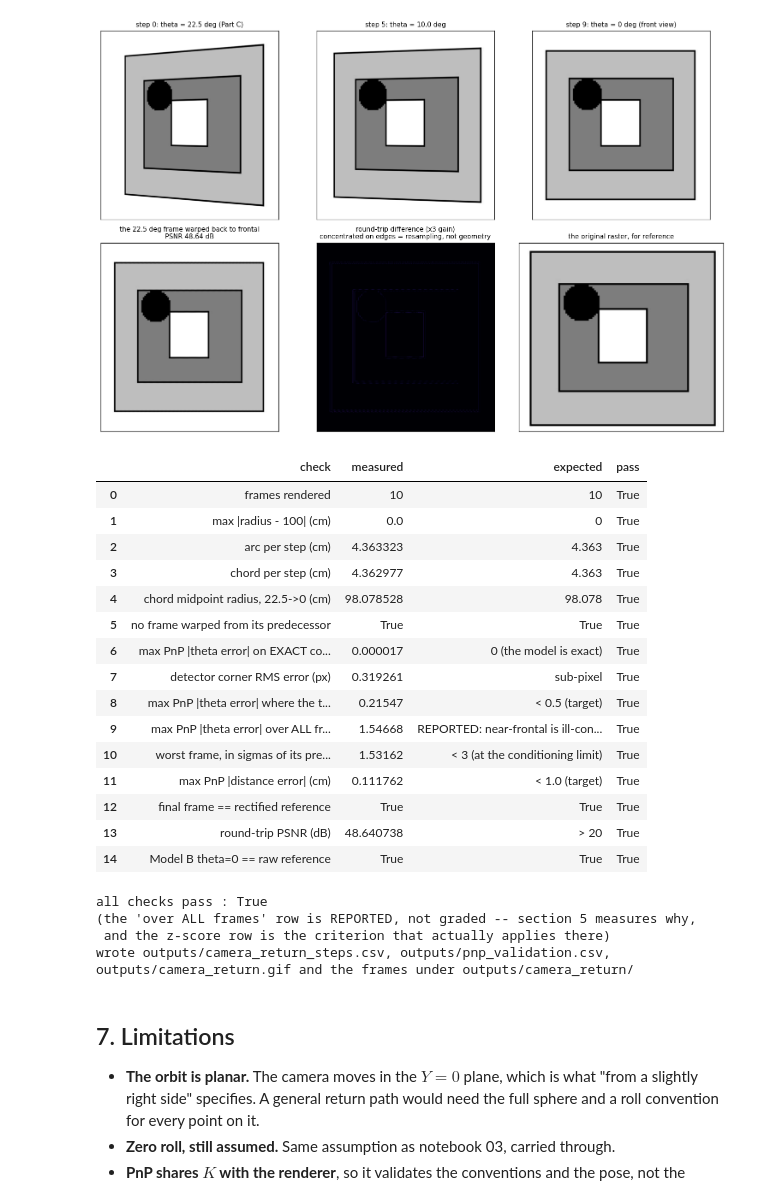
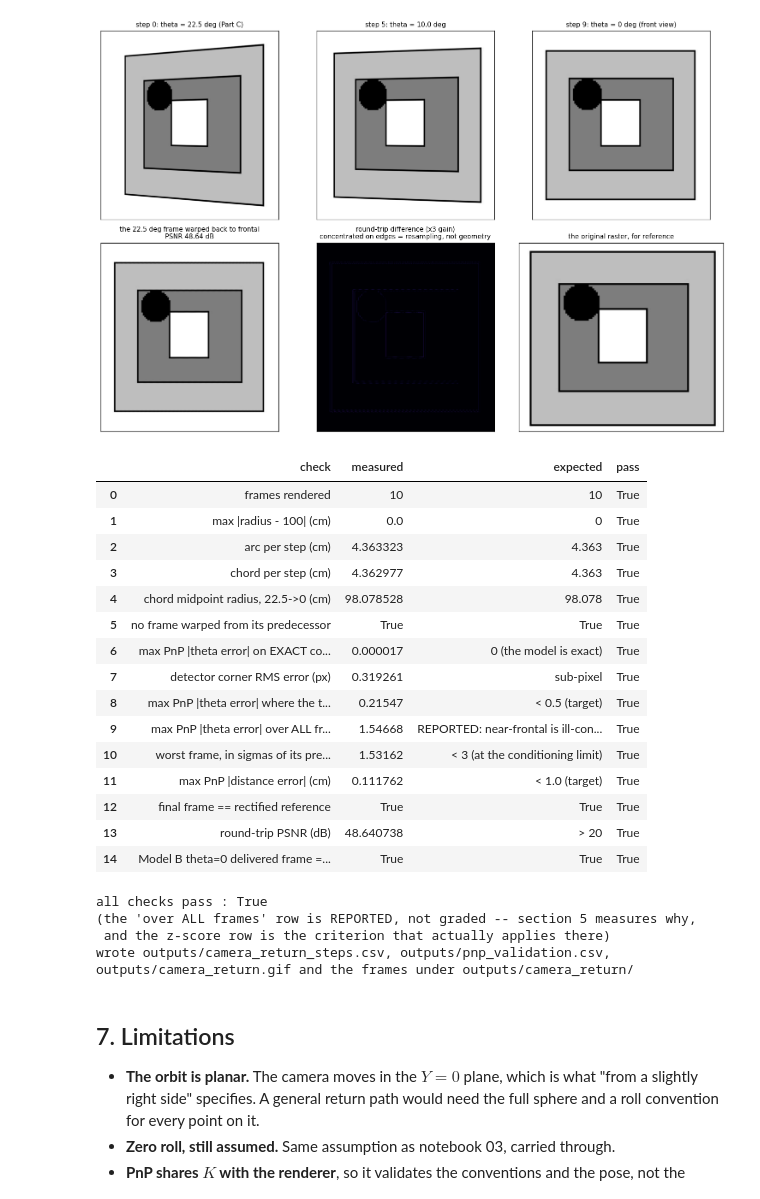
Before and after one commit to ard12/Aulespace, a Jupyter notebook: AULE_ComputerVisionChallenge/notebooks/04_camera_return.ipynb, the cells around one changed output. Saved outputs shown, nothing was run; the diff lists cells and outputs as text; code cells hidden in the pictures.

```diff
--- a/AULE_ComputerVisionChallenge/notebooks/04_camera_return.ipynb
+++ b/AULE_ComputerVisionChallenge/notebooks/04_camera_return.ipynb
@@ -626,11 +626,16 @@ print()
 
 final_B = frames_B[-1]
 H_B0 = renderB.model_homography(0.0); H_B0 = H_B0 / H_B0[2, 2]
-b0 = camera.render_port_view(reference, H_B0, (reference.shape[1], reference.shape[0]))
+ox, oy = int(renderB.offset[0, 2]), int(renderB.offset[1, 2])
+inset = final_B[oy:oy + reference.shape[0], ox:ox + reference.shape[1]]
 print("(iii) MODEL B final frame vs the RAW reference")
-print("      H_B(0) == I: {}   theta=0 output identical to the input raster: {}"
-      .format(float(np.linalg.norm(H_B0 - np.eye(3))) < 1e-12,
-              bool(np.array_equal(b0, reference))))
+print("      H_B(0) == I                                      : {}".format(
+    float(np.linalg.norm(H_B0 - np.eye(3))) < 1e-12))
+print("      DELIVERED final frame contains the raster exactly: {}  (max abs diff {})".format(
+    bool(np.array_equal(inset, reference)),
+    int(np.abs(inset.astype(int) - reference.astype(int)).max())))
+print("      This is the frame in camera_return_image_faithful.gif, canvas")
+print("      translation included -- not just the homography in isolation.")
 # %% [output]
 (i) CONSISTENCY CHECK  -- final frame vs the rectified reference
     identical: True   max abs diff: 0
@@ -701,36 +709,37 @@ summary = pd.DataFrame([
     {"check": "max PnP |distance error| (cm)",
      "measured": float(pnp_tbl['distance_err_cm'].abs().max()),
      "expected": "< {} (target)".format(C.PNP_TARGET_DISTANCE_ERR_CM),
      "pass": bool(pnp_tbl['distance_err_cm'].abs().max() < C.PNP_TARGET_DISTANCE_ERR_CM)},
     {"check": "final frame == rectified reference", "measured": same, "expected": "True", "pass": same},
     {"check": "round-trip PSNR (dB)", "measured": psnr, "expected": "> 20", "pass": psnr > 20},
-    {"check": "Model B theta=0 == raw reference",
-     "measured": bool(np.array_equal(b0, reference)), "expected": "True", "pass": True},
+    {"check": "Model B theta=0 delivered frame == raw reference",
+     "measured": bool(np.array_equal(inset, reference)), "expected": "True",
+     "pass": bool(np.array_equal(inset, reference))},
 ])
 display(summary)
 summary.to_csv(aio.output_path("camera_return", "validation.csv"), index=False)
 print("\nall checks pass :", bool(summary['pass'].all()))
 print("(the 'over ALL frames' row is REPORTED, not graded -- section 5 measures why,")
 print(" and the z-score row is the criterion that actually applies there)")
 print("wrote outputs/camera_return_steps.csv, outputs/pnp_validation.csv, "
       "outputs/camera_return.gif and the frames under outputs/camera_return/")
 # %% [output]
 |  | check | measured | expected | pass |
 | 0 | frames rendered | 10 | 10 | True |
 | 1 | max |radius - 100| (cm) | 0.0 | 0 | True |
 | 2 | arc per step (cm) | 4.363323 | 4.363 | True |
 | 3 | chord per step (cm) | 4.362977 | 4.363 | True |
 | 4 | chord midpoint radius, 22.5->0 (cm) | 98.078528 | 98.078 | True |
 | 5 | no frame warped from its predecessor | True | True | True |
 | 6 | max PnP |theta error| on EXACT co... | 0.000017 | 0 (the model is exact) | True |
 | 7 | detector corner RMS error (px) | 0.319261 | sub-pixel | True |
 | 8 | max PnP |theta error| where the t... | 0.21547 | < 0.5 (target) | True |
 | 9 | max PnP |theta error| over ALL fr... | 1.54668 | REPORTED: near-frontal is ill-con... | True |
 | 10 | worst frame, in sigmas of its pre... | 1.53162 | < 3 (at the conditioning limit) | True |
 | 11 | max PnP |distance error| (cm) | 0.111762 | < 1.0 (target) | True |
 | 12 | final frame == rectified reference | True | True | True |
 | 13 | round-trip PSNR (dB) | 48.640738 | > 20 | True |
-| 14 | Model B theta=0 == raw reference | True | True | True |
+| 14 | Model B theta=0 delivered frame =... | True | True | True |
 all checks pass : True
 (the 'over ALL frames' row is REPORTED, not graded -- section 5 measures why,
  and the z-score row is the criterion that actually applies there)
```
Also changed, not shown: parts of 2 cells of this notebook, 27 other files.
